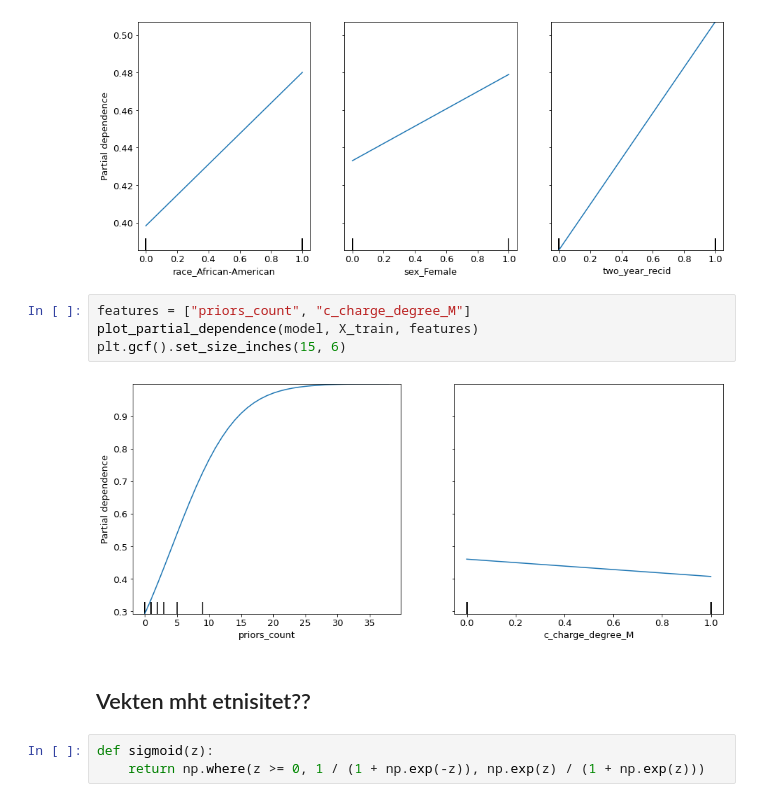
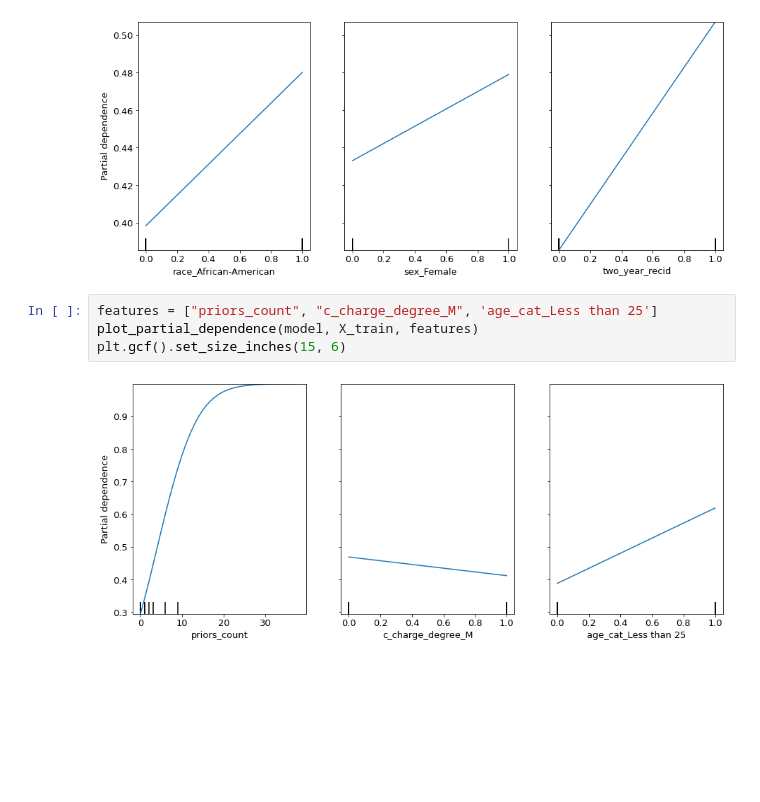
Before and after one commit to GullaTorvund/Prosjekt-1---HON2200, a Jupyter notebook: Reports/Endelig_rapport.ipynb, the cells around one changed output. Cells and saved outputs as stored; diff of their text form; blank space fills up the shorter version.

```diff
--- a/Reports/Endelig_rapport.ipynb
+++ b/Reports/Endelig_rapport.ipynb
@@ -294,13 +319,8 @@ plt.gcf().set_size_inches(15, 6)
 # %% [output]
 [figure]
 # %%
-features = ["priors_count", "c_charge_degree_M"]
+features = ["priors_count", "c_charge_degree_M", 'age_cat_Less than 25']
 plot_partial_dependence(model, X_train, features)
 plt.gcf().set_size_inches(15, 6)
 # %% [output]
-[figure, old version]
+[figure, new version]
-# %% [markdown]
-## Vekten mht etnisitet??
-# %%
-def sigmoid(z):
-    return np.where(z >= 0, 1 / (1 + np.exp(-z)), np.exp(z) / (1 + np.exp(z)))
```
Also changed, not shown: parts of 11 cells of this notebook.
